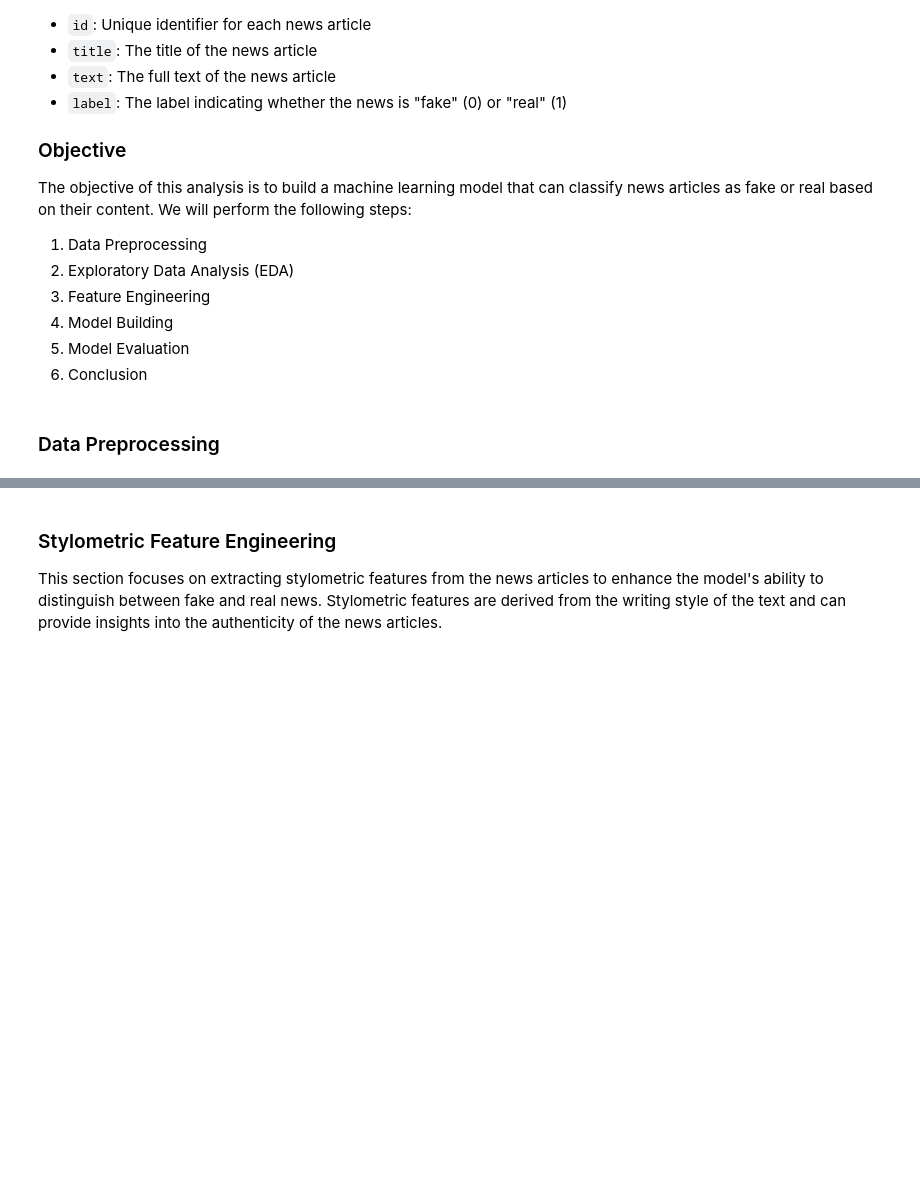
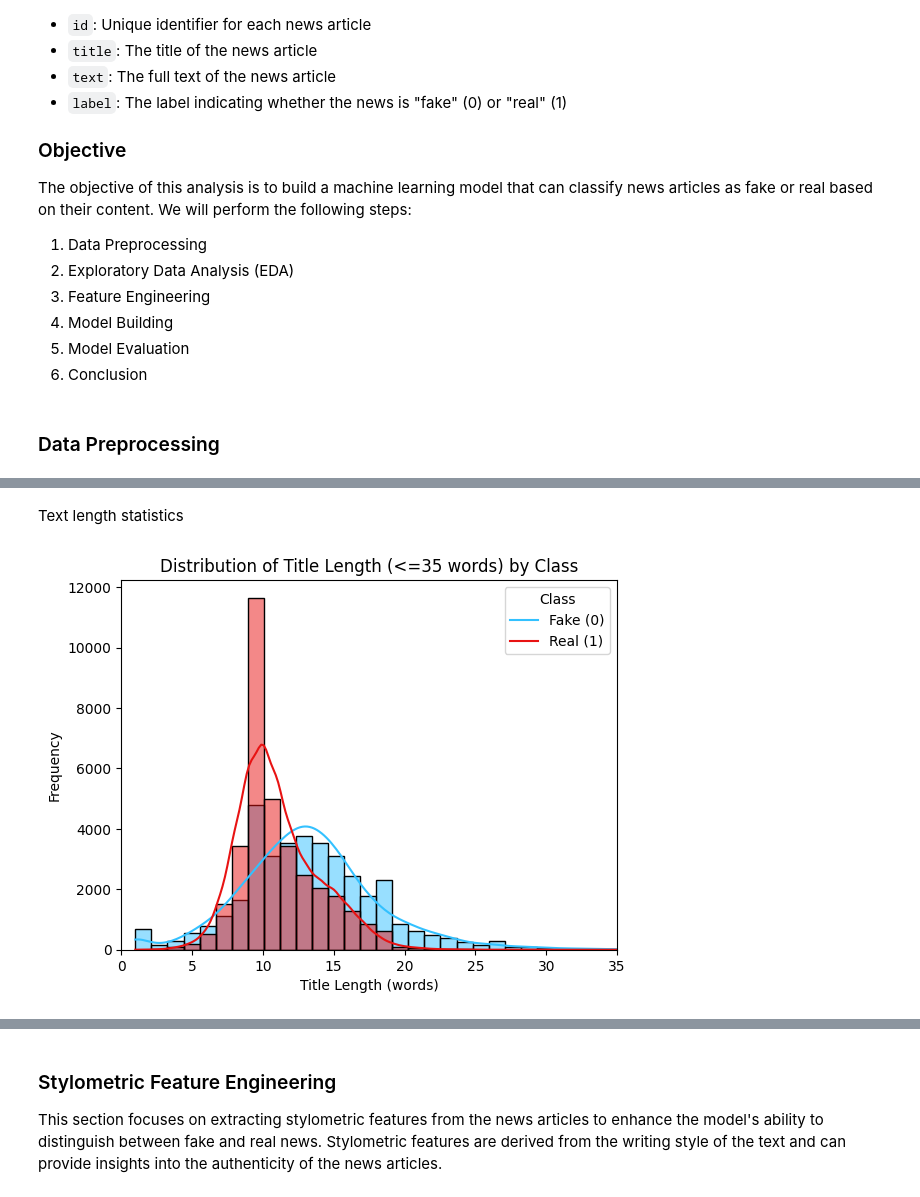
Before and after one commit to jackomazi/data-mining-and-machine-learning-project, a Jupyter notebook: fake_news_analysis_final.ipynb, the cells around one changed output, grey strips where cells are left out. Drawn from its saved outputs; the diff is of its cells as text; code cells hidden in the pictures; blank space fills up the shorter version.

```diff
--- a/fake_news_analysis_final.ipynb
+++ b/fake_news_analysis_final.ipynb
@@ -53,0 +117,16 @@ import matplotlib.pyplot as plt
+# %% [markdown]
+Text length statistics
+# %%
+# title length
+df['title_length'] = df['title'].apply(lambda x: len(str(x).split()))
+
+plt.figure()
+sns.histplot(data=df[df['title_length']<=35], x='title_length', hue='label', bins=30, kde=True, kde_kws={'bw_adjust': 1.5}, palette=colors)
+plt.title('Distribution of Title Length (<=35 words) by Class')
+plt.xlabel('Title Length (words)')
+plt.ylabel('Frequency')
+plt.xlim(0, 35)
+plt.legend(title='Class', labels=['Fake (0)', 'Real (1)'])
+plt.show()
+# %% [output]
+[figure, added]
```
Also changed, not shown: parts of 21 cells of this notebook, 10 other files.
